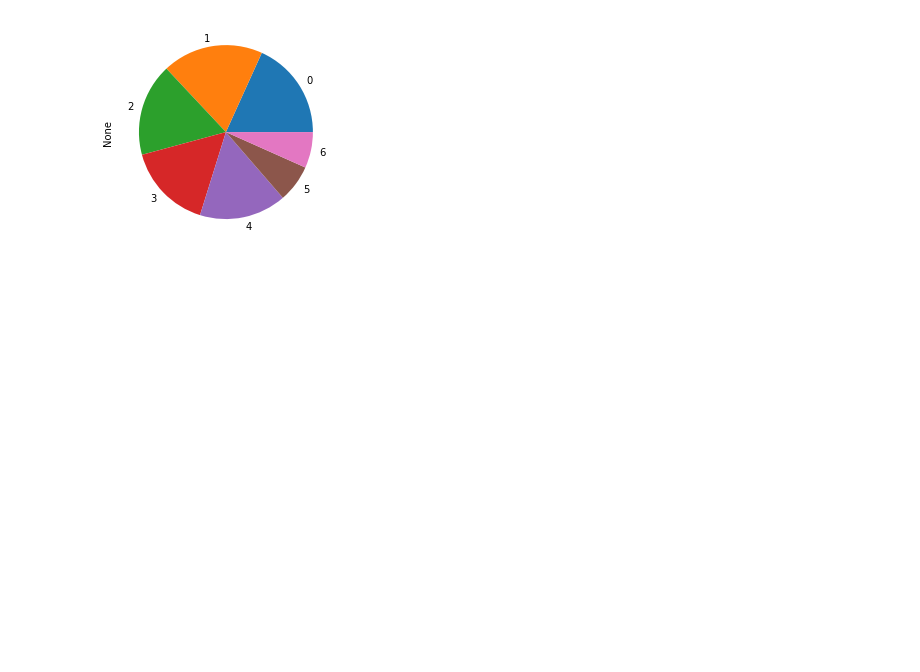
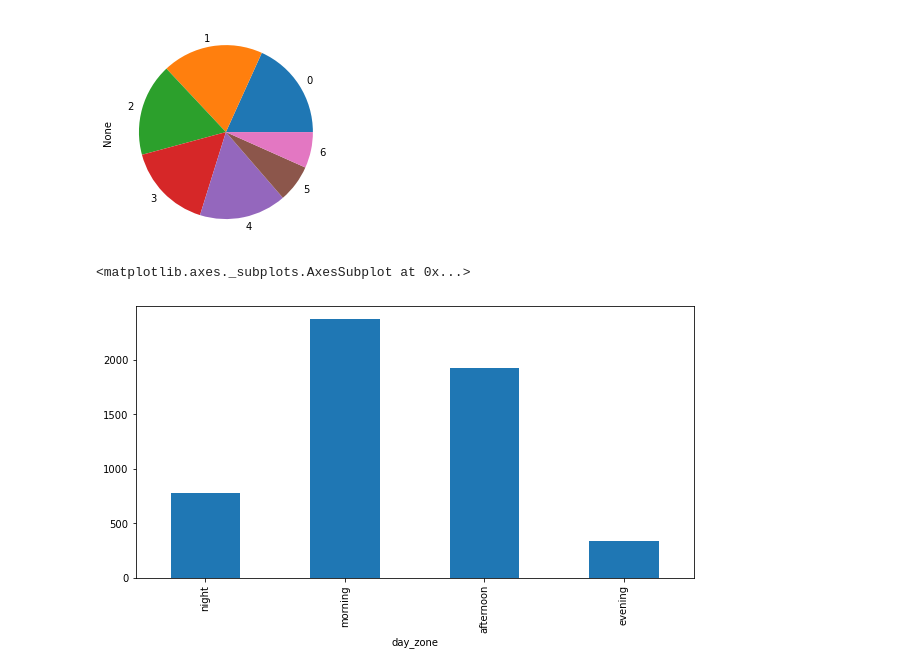
Before and after one commit to AjKovice/IST5520-Group-8, a Jupyter notebook: G8_Project Proposal_IST5520.ipynb, the cells around one changed output. Drawn from its saved outputs; the diff is of its cells as text; code cells hidden in the pictures; blank space fills up the shorter version.

Commit message:
adding date_zone and more graphs

```diff
--- a/G8_Project Proposal_IST5520.ipynb
+++ b/G8_Project Proposal_IST5520.ipynb
@@ -298,4 +298,6 @@ dat['Start_Year'] = dat['Start_Time'].dt.year
 dat['Start_Month'] = dat['Start_Time'].dt.month
 # Create Start_Dayofweek column (0=Mon, 6=Sun)
 dat['Start_Dayofweek'] = dat['Start_Time'].dt.dayofweek
+# Create Start_Hour column
+dat['Start_Hour']= dat['Start_Time'].dt.hour
 # %%
@@ -459,3 +462,10 @@ dat.groupby(['Start_Dayofweek']).size().plot.pie()
 # %% [output]
 <matplotlib.axes._subplots.AxesSubplot at 0x...>
 [figure]
+# %%
+dat['day_zone'] = pd.cut((dat['Start_Hour']),bins=(0,6,12,18,24), labels=["night", "morning", "afternoon", "evening"])
+plt.figure(figsize =(10,5))
+dat.groupby(['day_zone']).size().plot.bar()
+# %% [output]
+<matplotlib.axes._subplots.AxesSubplot at 0x...>
+[figure, added]
```
Also changed, not shown: parts of 8 cells of this notebook.
